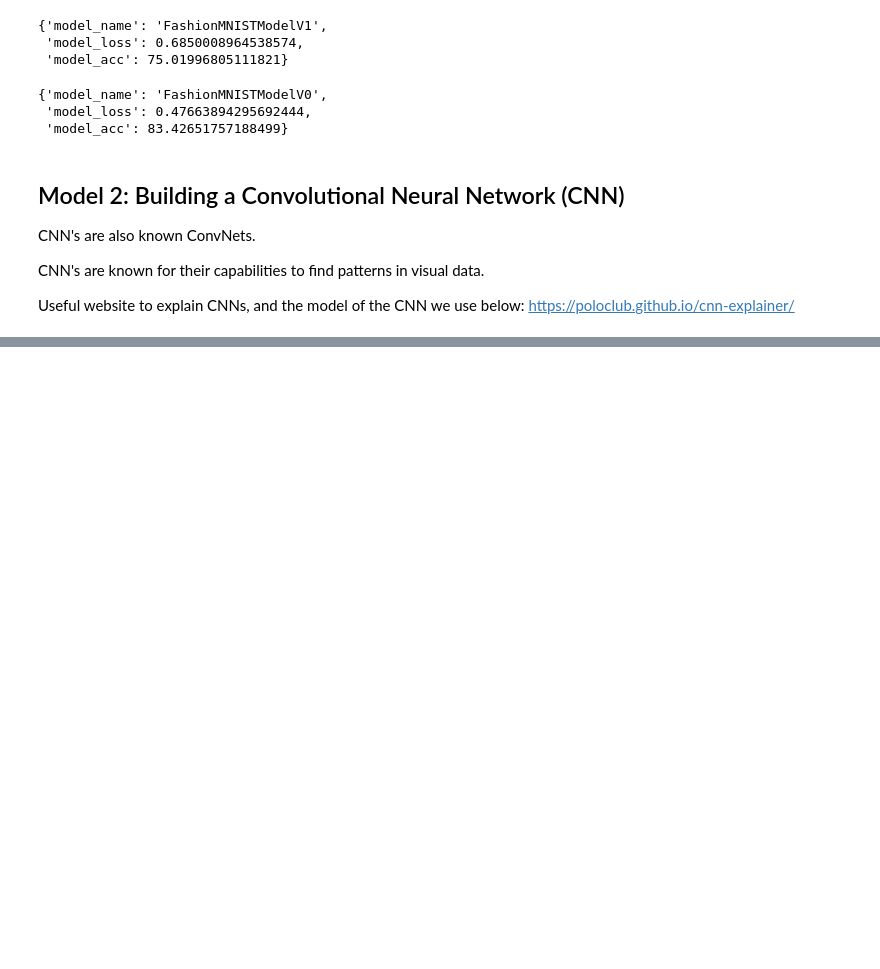
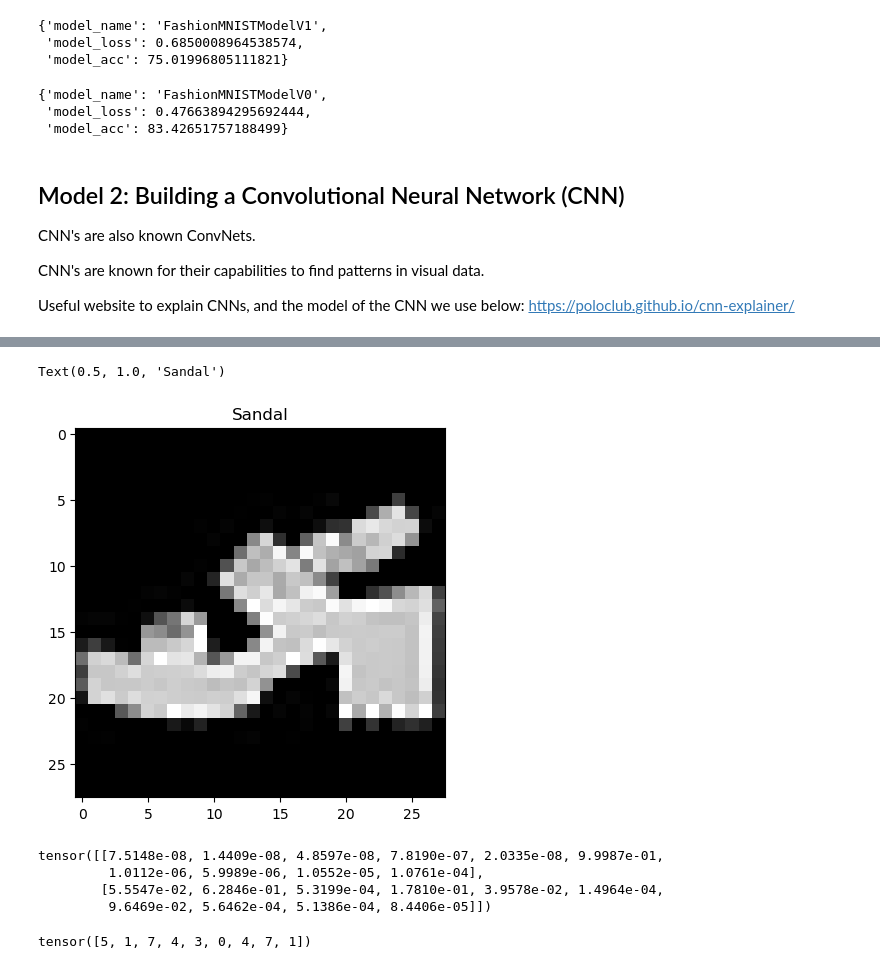
Before and after one commit to Aaron-Serpilin/Zero-To-Mastery-Pytorch, a Jupyter notebook: Fundamentals/03_PyTorch_Computer_Vision.ipynb, the cells around one changed output, grey strips where cells are left out. Cells and saved outputs as stored; diff of their text form; code cells hidden in the pictures; blank space fills up the shorter version.

```diff
--- a/Fundamentals/03_PyTorch_Computer_Vision.ipynb
+++ b/Fundamentals/03_PyTorch_Computer_Vision.ipynb
@@ -804,0 +1089,24 @@ model_2 = FashionMNISTModelV2(input_shape=1,# TinyVGG has 3 since they use rgb (
+# %%
+plt.imshow(test_samples[0].squeeze(), cmap="gray")
+plt.title(class_names[test_labels[0]])
+# %% [output]
+Text(0.5, 1.0, 'Sandal')
+[figure, added]
+# %%
+# Make predictions
+pred_probs = make_predictions(model=model_2,
+                              data=test_samples)
+
+# View first two prediction probabilities
+pred_probs[:2]
+# %% [output]
+tensor([[7.5148e-08, 1.4409e-08, 4.8597e-08, 7.8190e-07, 2.0335e-08, 9.9987e-01,
+         1.0112e-06, 5.9989e-06, 1.0552e-05, 1.0761e-04],
+        [5.5547e-02, 6.2846e-01, 5.3199e-04, 1.7810e-01, 3.9578e-02, 1.4964e-04,
+         9.6469e-02, 5.6462e-04, 5.1386e-04, 8.4406e-05]])
+# %%
+# Convert prediction probabilities to labels
+pred_classes = pred_probs.argmax(dim=1) # we get labels by picking the highest since this is the highest probability that a sample belongs to a given label/class
+pred_classes
+# %% [output]
+tensor([5, 1, 7, 4, 3, 0, 4, 7, 1])
```
Also changed, not shown: parts of 43 cells of this notebook, 1 other file.
